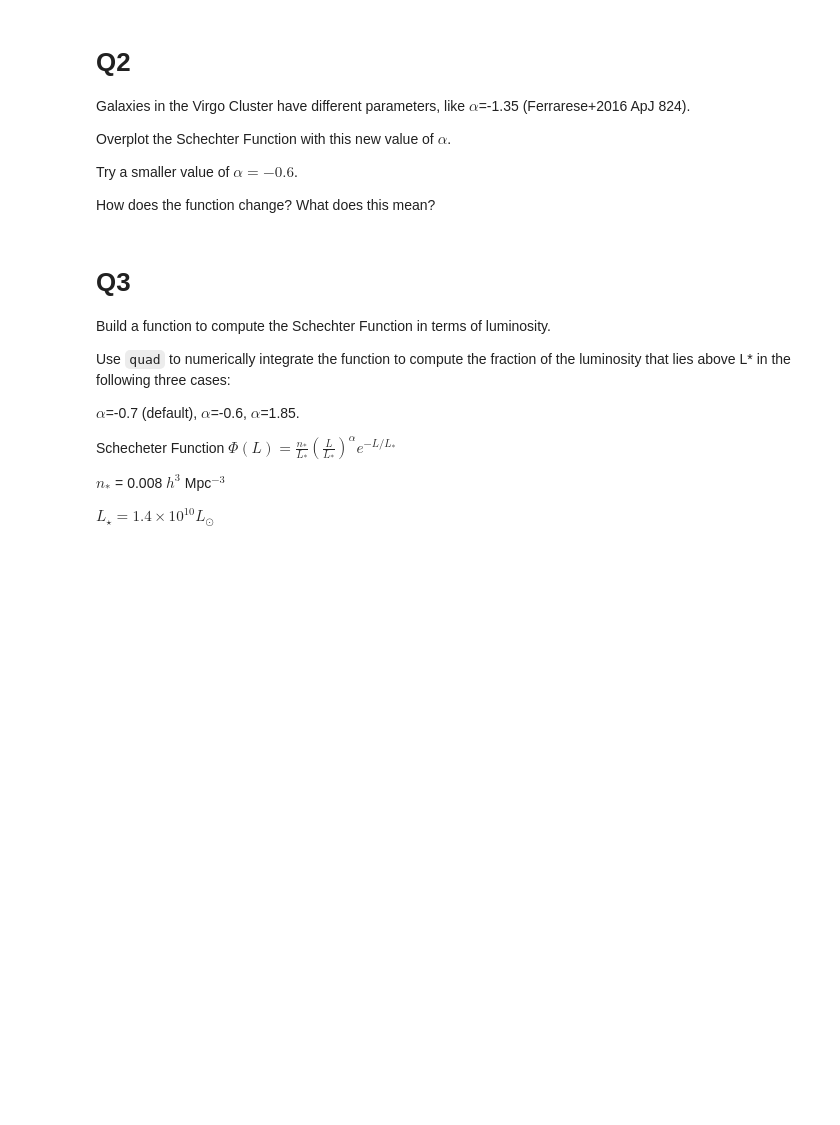
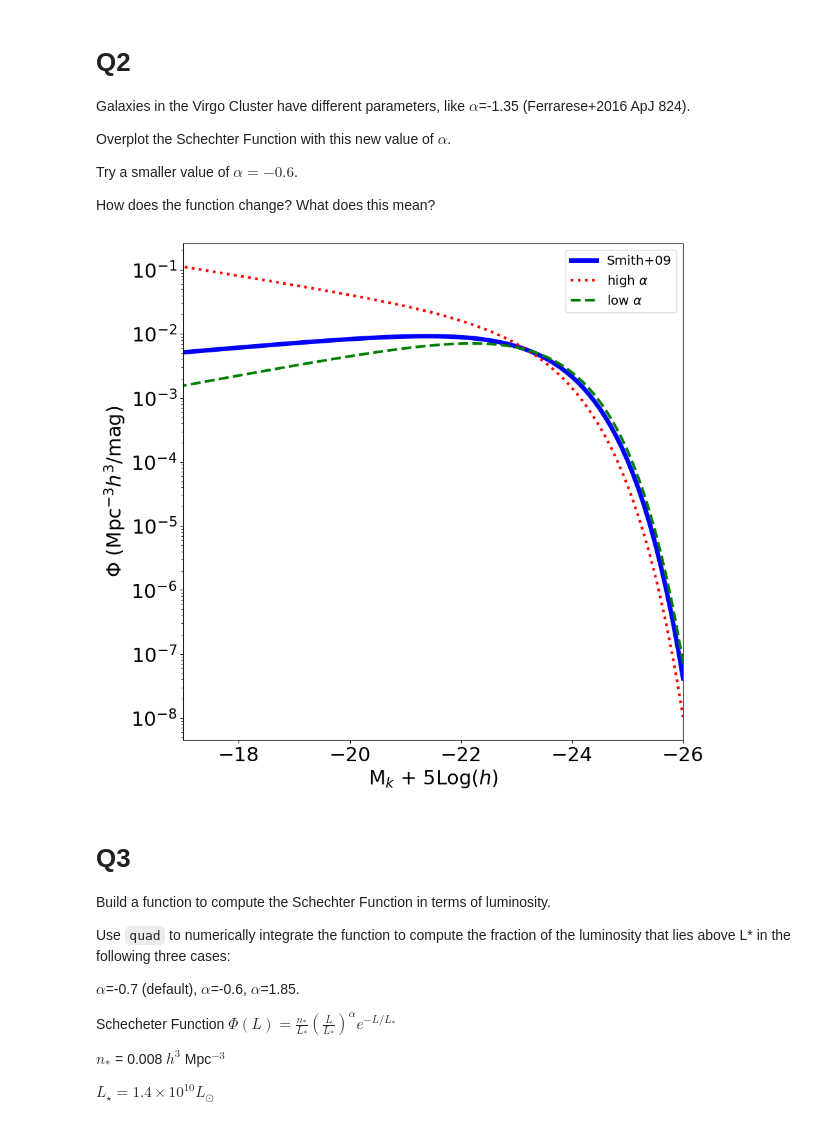
Before and after one commit to travismatlock/400B_2023_Matlock, a Jupyter notebook: Labs/Lab2/Lab2.ipynb, the cells around one changed output. Saved outputs shown, nothing was run; the diff lists cells and outputs as text; code cells hidden in the pictures; blank space fills up the shorter version.

```diff
--- a/Labs/Lab2/Lab2.ipynb
+++ b/Labs/Lab2/Lab2.ipynb
@@ -83,36 +83,43 @@ Try a smaller value of $\alpha = -0.6$.
 How does the function change?  What does this mean?
 # %%
 # Create an array to store Kband Magnitudes from -26 to -17
+mK = np.arange(-26,-16.9,0.1)
 # %%
 # Plot the Schechter Function
 
 fig = plt.figure(figsize=(10,10))  # sets the scale of the figure
 ax = plt.subplot(111)
 
 # Plot the default values (y axis log)
 # ADD HERE
+ax.semilogy(mK, schechter_M(mK), color='blue', linewidth=5, label='Smith+09')
 
 # Q2 solutions: change alpha
 # ADD HERE
-
+ax.semilogy(mK, schechter_M(mK, alpha=-1.35), color='red', linestyle=':', linewidth=3,
+           label=r'high $\alpha$')
+ax.semilogy(mK, schechter_M(mK, alpha=-.6), color='green', linestyle='--', linewidth=3,
+           label=r'low $\alpha$')
 
 # Add labels
 plt.xlabel(r'M$_k$ + 5Log($h$)', fontsize=22)
 plt.ylabel(r'$\Phi$ (Mpc$^{-3}h^3$/mag)', fontsize=22)
 
 #set axis limits
 plt.xlim(-17,-26)
 
 #adjust tick label font size
 label_size = 22
 matplotlib.rcParams['xtick.labelsize'] = label_size
 matplotlib.rcParams['ytick.labelsize'] = label_size
 
 # add a legend with some customizations.
 legend = ax.legend(loc='upper right',fontsize='x-large')
 
 # Save to a file
 #plt.savefig('Schechter_M.png')
+# %% [output]
+[figure, added]
 # %% [markdown]
 # Q3
 
```
Also changed, not shown: parts of 1 cell of this notebook.
